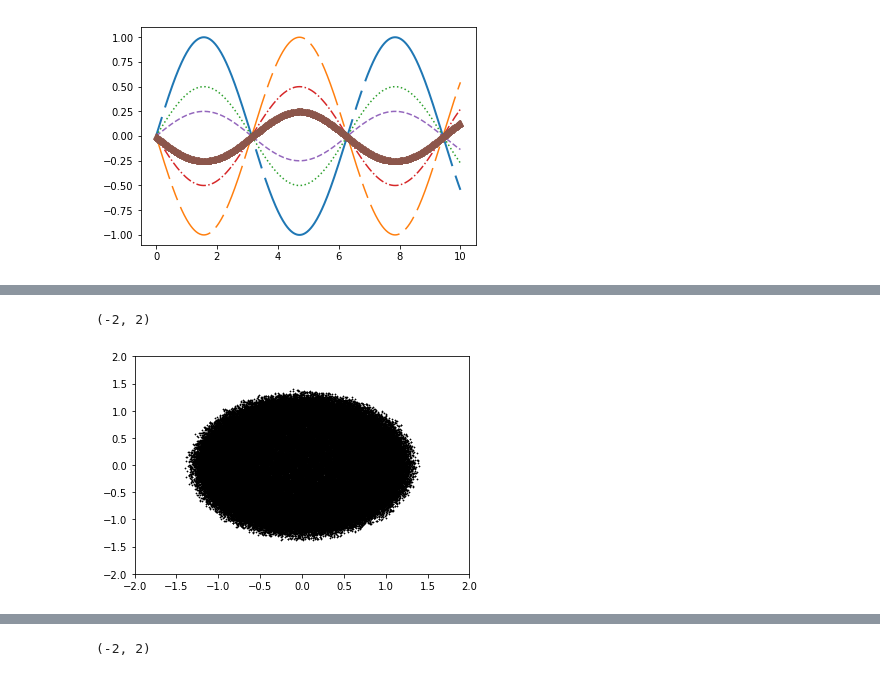
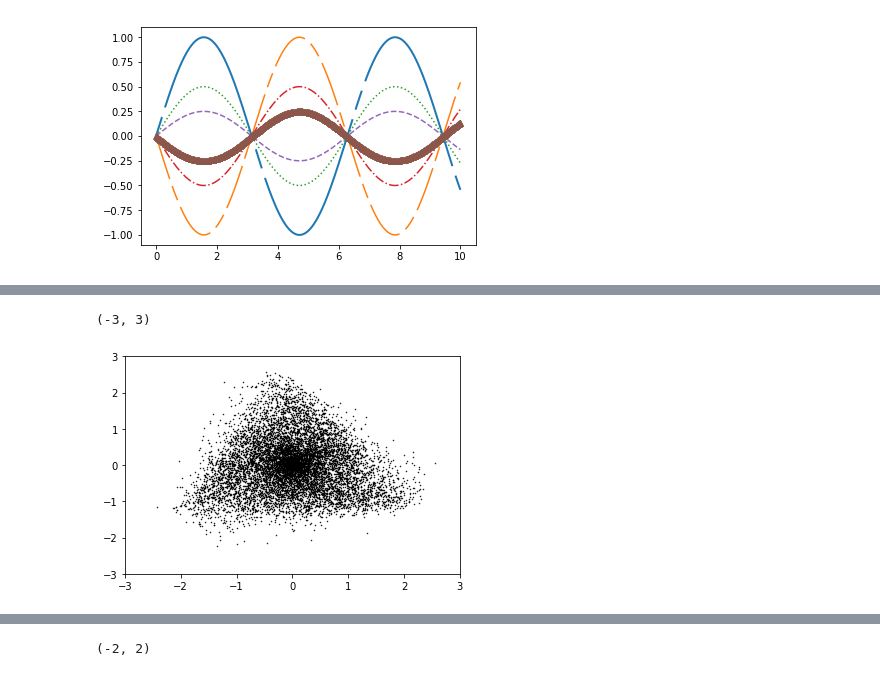
Before and after one commit to Gwzlchn/CUDA-RUNGEKUTTA, a Jupyter notebook: TwoElectronicsCODE/Fortran test/init data/Untitled.ipynb, the cells around one changed output, grey strips where cells are left out. Drawn from its saved outputs; the diff is of its cells as text; code cells hidden in the pictures.

```diff
--- a/TwoElectronicsCODE/Fortran test/init data/Untitled.ipynb
+++ b/TwoElectronicsCODE/Fortran test/init data/Untitled.ipynb
@@ -52,2 +23,2 @@ plt.plot(e_check,qq)
 # %%
-my_qq = np.loadtxt('AW_QQ_Checkheck.dat')
+my_first = np.loadtxt('OneStep.dat')
@@ -59,5 +25,3 @@ plt.plot(e_check,my_qq)
-# %%
-my_first = np.loadtxt('step_one_05122257.dat')
 # %%
 first_x1 = my_first[:,0]
 first_y1 = my_first[:,1]
@@ -72,9 +36,9 @@ first_px2 = my_first[:,9]
 first_py2 = my_first[:,10]
 first_pz2 = my_first[:,11]
 # %%
-plt.scatter(first_pz1,first_py1,s=1,c='black',marker='.')
-plt.xlim((-2, 2))
-plt.ylim((-2, 2))
+plt.scatter(first_py1,first_pz1,s=1,c='black',marker='.')
+plt.xlim((-3, 3))
+plt.ylim((-3, 3))
 # %% [output]
-(-2, 2)
+(-3, 3)
-[figure, old version]
+[figure, new version]
```
Also changed, not shown: parts of 11 cells of this notebook, 5 other files.
